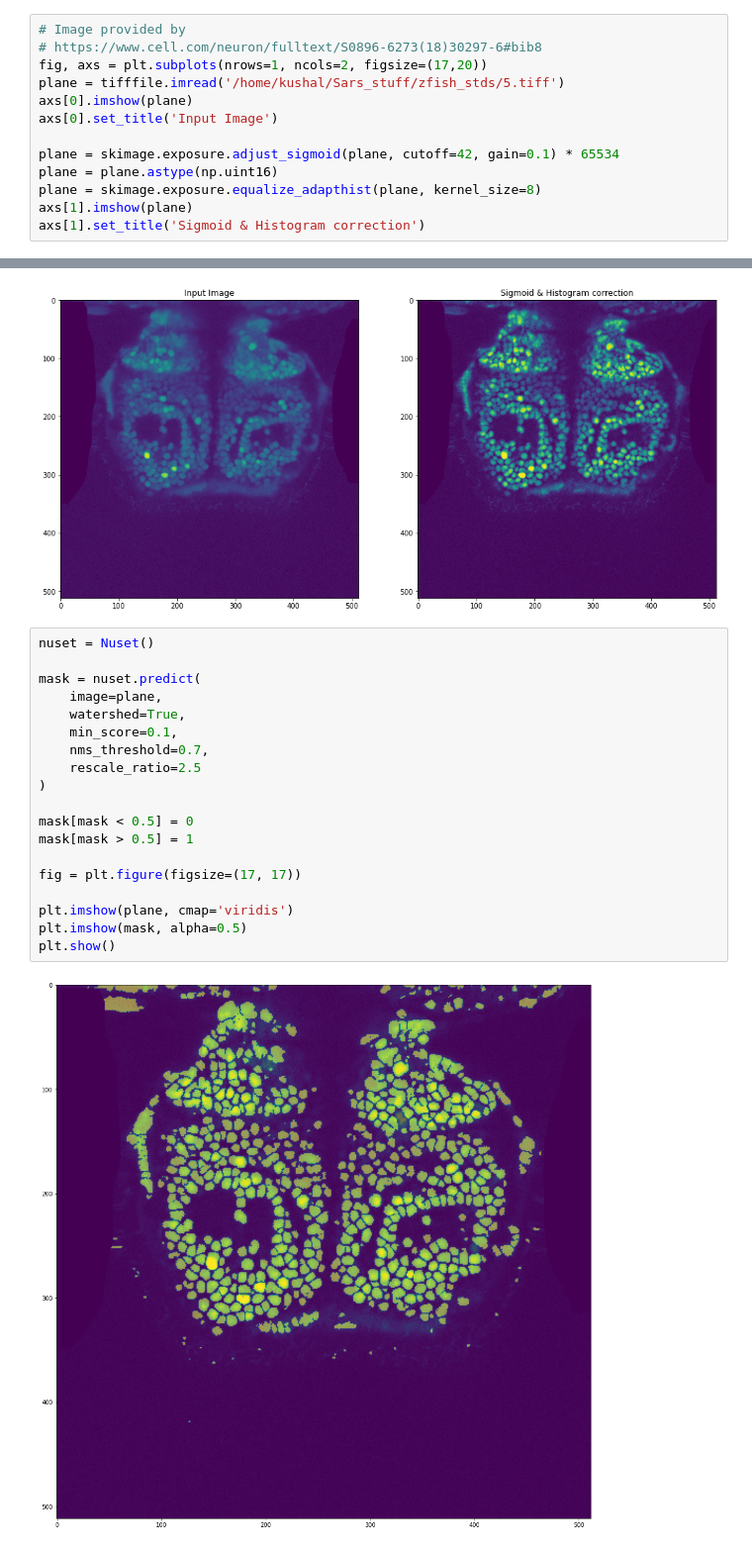
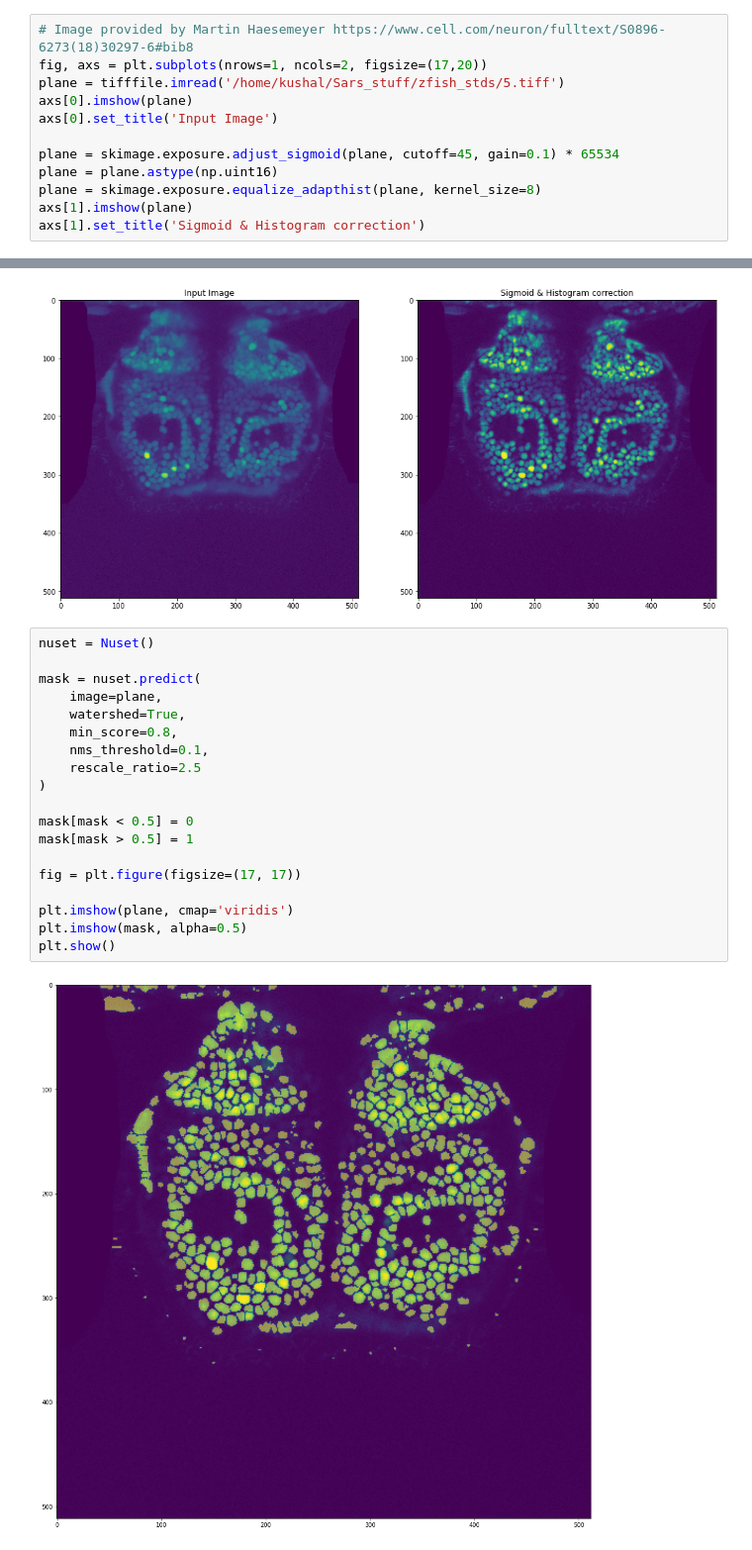
Before and after one commit to kushalkolar/nuset-lib, a Jupyter notebook: example.ipynb, the cells around one changed output, grey strips where cells are left out. Shown at 99% size. Cells and saved outputs as stored; diff of their text form.

```diff
--- a/example.ipynb
+++ b/example.ipynb
@@ -11,14 +11,13 @@ import skimage
 import numpy as np
 from nuset import Nuset
 # %%
-# Image provided by
-# https://www.cell.com/neuron/fulltext/S0896-6273(18)30297-6#bib8
+# Image provided by Martin Haesemeyer https://www.cell.com/neuron/fulltext/S0896-6273(18)30297-6#bib8
 fig, axs = plt.subplots(nrows=1, ncols=2, figsize=(17,20))
 plane = tifffile.imread('/home/kushal/Sars_stuff/zfish_stds/5.tiff')
 axs[0].imshow(plane)
 axs[0].set_title('Input Image')
 
-plane = skimage.exposure.adjust_sigmoid(plane, cutoff=42, gain=0.1) * 65534
+plane = skimage.exposure.adjust_sigmoid(plane, cutoff=45, gain=0.1) * 65534
 plane = plane.astype(np.uint16)
 plane = skimage.exposure.equalize_adapthist(plane, kernel_size=8)
 axs[1].imshow(plane)
@@ -29,21 +28,21 @@ Text(0.5, 1.0, 'Sigmoid & Histogram correction')
 # %%
 nuset = Nuset()
 
 mask = nuset.predict(
     image=plane,
     watershed=True,
-    min_score=0.1,
-    nms_threshold=0.7,
+    min_score=0.8,
+    nms_threshold=0.1,
     rescale_ratio=2.5
 )
 
 mask[mask < 0.5] = 0
 mask[mask > 0.5] = 1
 
 fig = plt.figure(figsize=(17, 17))
 
 plt.imshow(plane, cmap='viridis')
 plt.imshow(mask, alpha=0.5)
 plt.show()
 # %% [output]
-[figure, old version]
+[figure, new version]
```
